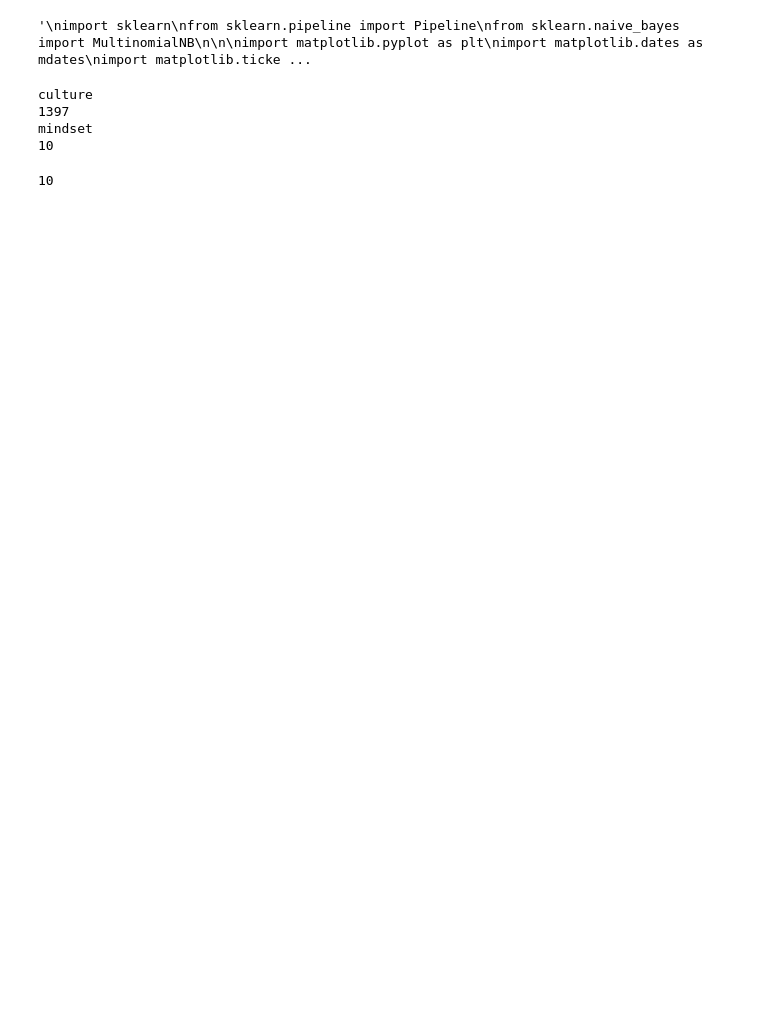
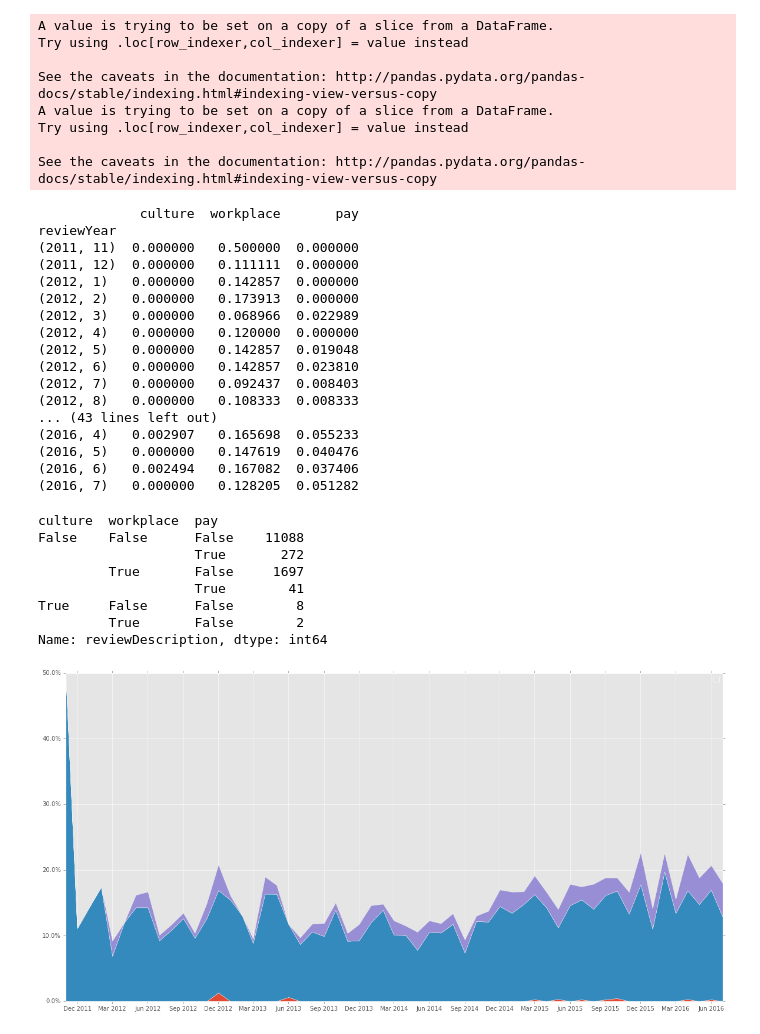
Before and after one commit to tzw5099/Datascience, a Jupyter notebook: Code/NLP/Text mining/Barometre.ipynb, the cells around one changed output. Drawn from its saved outputs; the diff is of its cells as text; code cells hidden in the pictures; blank space fills up the shorter version.

```diff
--- a/Code/NLP/Text mining/Barometre.ipynb
+++ b/Code/NLP/Text mining/Barometre.ipynb
@@ -7,11 +7,12 @@ from datetime import datetime
 from sklearn.feature_extraction.text import CountVectorizer
 
 import gc
-'''
+
 import sklearn
 from sklearn.pipeline import Pipeline
 from sklearn.naive_bayes import MultinomialNB
 
+import nltk
 
 import matplotlib.pyplot as plt
 import matplotlib.dates as mdates
@@ -20,9 +21,6 @@ import matplotlib.ticker as mtick
 from scipy.interpolate import interp1d
 
 %matplotlib inline
-'''
-# %% [output]
-'\nimport sklearn\nfrom sklearn.pipeline import Pipeline\nfrom sklearn.naive_bayes import MultinomialNB\n\n\nimport matplotlib.pyplot as plt\nimport matplotlib.dates as mdates\nimport matplotlib.ticke ...
 # %%
 def dateYear(date):
     return
@@ -90,15 +88,20 @@ class barometre:
 
         x = valeurs.index.values
 
-        y1 = valeurs.iloc[:,0].astype('float')
+        print(valeurs)
+
+
+        y1 = valeurs.iloc[:,0]
         y2 = valeurs.iloc[:,1]
+        y3 = valeurs.iloc[:,2]
+
 
         xd = [datetime(t[0],t[1],1) for t in x]
 
         plt.style.use('ggplot')
 
         fig, ax = plt.subplots(figsize=(20, 10))
-        ax.stackplot(xd, y1*100, y2*100)
+        ax.stackplot(xd, y1*100, y2*100, y3*100)
 
         ax.xaxis.set_major_formatter(mdates.DateFormatter('%b %Y'))
         ax.xaxis.set_major_locator(mdates.MonthLocator(interval=3))
@@ -110,6 +113,7 @@ class barometre:
         handles, labels = ax.get_legend_handles_labels()
         ax.legend(handles, labels)
 
+
     def printWord(self, word):
         vocab = self.vect.vocabulary_.get(word) #la colonne du mot de la catégorie
         slice = self.vectM[:,vocab].toarray() #l'ensemble des reviews contenant ce mot
@@ -117,3 +121,51 @@ class barometre:
 
     def info(self):
         return self.reviews.groupby(list(self.categories.keys())).reviewDescription.count()
+# %%
+baro = barometre(reviews_en)
+baro.addCategory('culture',['culture', 'mindset'])
+baro.vectorizeReviews()
+baro.addCategory('workplace',['work environment', 'workplace','environment'])
+baro.addCategory('pay',['pay', 'remuneration','wage','compensation','salary'])
+
+baro.tagCat('workplace')
+baro.tagCat('culture')
+baro.tagCat('pay')
+baro.plotCat()
+baro.info()
+#baro.printWord('work')
+# %% [output]
+A value is trying to be set on a copy of a slice from a DataFrame.
+Try using .loc[row_indexer,col_indexer] = value instead
+
+See the caveats in the documentation: http://pandas.pydata.org/pandas-docs/stable/indexing.html#indexing-view-versus-copy
+A value is trying to be set on a copy of a slice from a DataFrame.
+Try using .loc[row_indexer,col_indexer] = value instead
+
+See the caveats in the documentation: http://pandas.pydata.org/pandas-docs/stable/indexing.html#indexing-view-versus-copy
+             culture  workplace       pay
+reviewYear
+(2011, 11)  0.000000   0.500000  0.000000
+(2011, 12)  0.000000   0.111111  0.000000
+(2012, 1)   0.000000   0.142857  0.000000
+(2012, 2)   0.000000   0.173913  0.000000
+(2012, 3)   0.000000   0.068966  0.022989
+(2012, 4)   0.000000   0.120000  0.000000
+(2012, 5)   0.000000   0.142857  0.019048
+(2012, 6)   0.000000   0.142857  0.023810
+(2012, 7)   0.000000   0.092437  0.008403
+(2012, 8)   0.000000   0.108333  0.008333
+... (43 lines left out)
+(2016, 4)   0.002907   0.165698  0.055233
+(2016, 5)   0.000000   0.147619  0.040476
+(2016, 6)   0.002494   0.167082  0.037406
+(2016, 7)   0.000000   0.128205  0.051282
+culture  workplace  pay
+False    False      False    11088
+                    True       272
+         True       False     1697
+                    True        41
+True     False      False        8
+         True       False        2
+Name: reviewDescription, dtype: int64
+[figure, added]
@@ -131,14 +185,3 @@ class barometre:
         print('not in columns')
         baro.reviews['culture'] = (slice > 0) #création d'une colonne du nom de la catégorie
     '''
-# %% [output]
-culture
-1397
-mindset
-10
-# %%
-(slice > 0).sum()
-#np.logical_or(baro.reviews['culture'].values, (slice > 0))
-#baro.reviews['culture'].values.sum(axis=1)
-# %% [output]
-10
```
Also changed, not shown: parts of 7 cells of this notebook, 2 other files.
